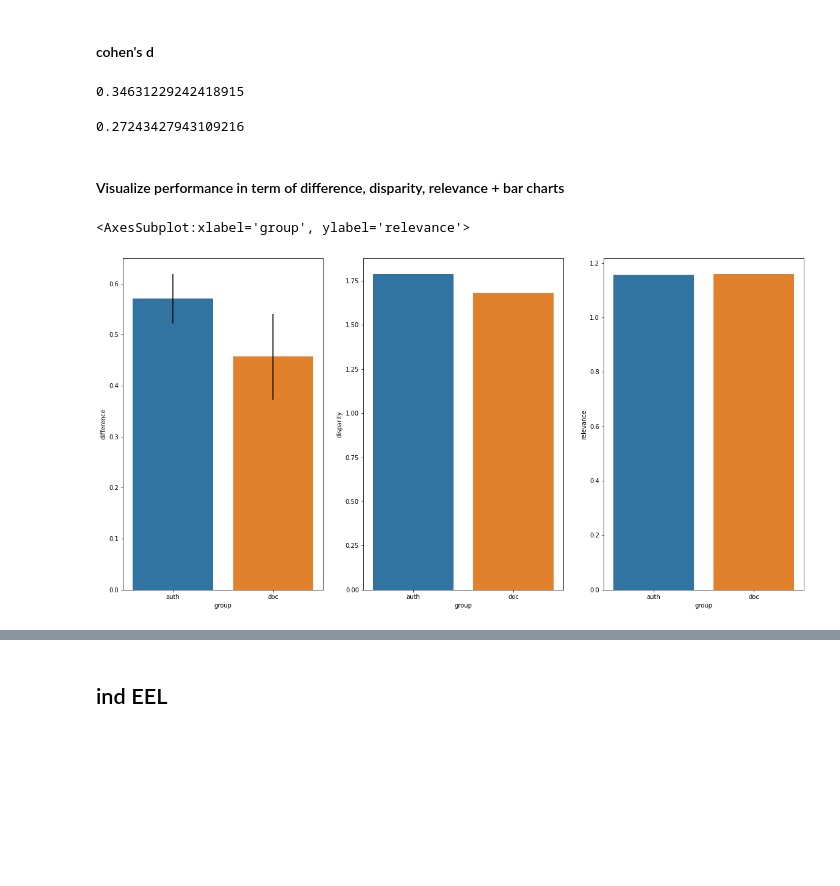
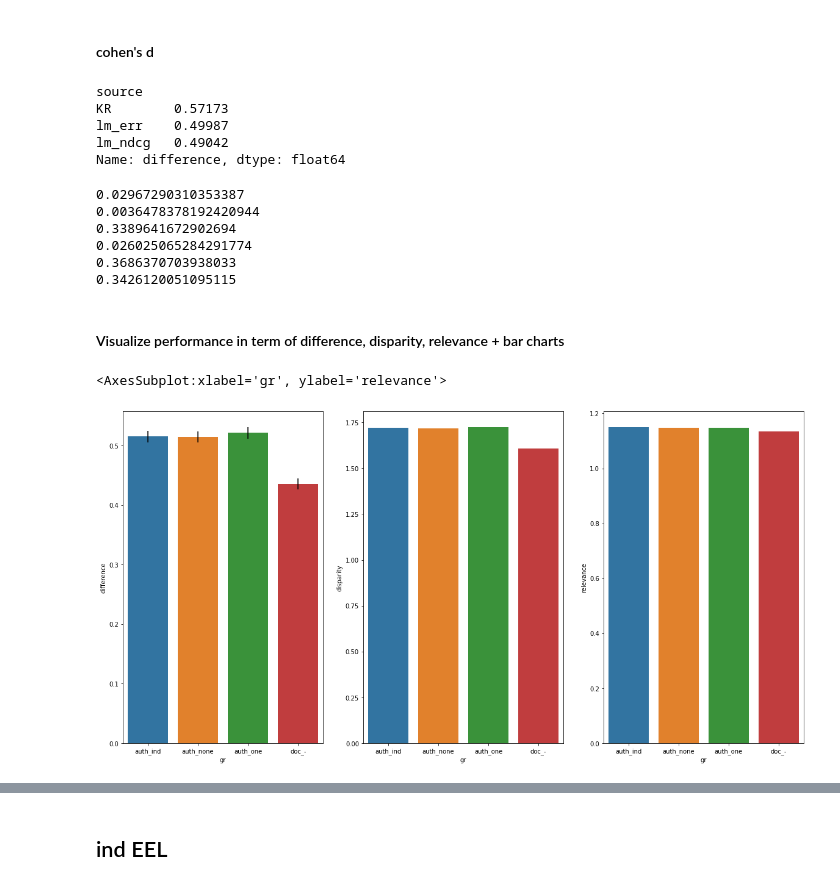
Before and after one commit to pilmus/thesis, a Jupyter notebook: app/notebooks/stats tests with qids.ipynb, the cells around one changed output, grey strips where cells are left out. Cells and saved outputs as stored; diff of their text form; code cells hidden in the pictures; blank space fills up the shorter version.

```diff
--- a/app/notebooks/stats tests with qids.ipynb
+++ b/app/notebooks/stats tests with qids.ipynb
@@ -23,3 +23,5 @@ pd.set_option('display.float_format', lambda x: '%.5f' % x)
 # %%
 experiments = pd.read_csv('../evaluation/resources/2020/all_experiments.csv')
 experiments = experiments.fillna('-')
+experiments.subgroup = experiments.subgroup.apply(lambda row: 'none' if row == 'ignore' else row)
+experiments['gr'] = experiments.apply(lambda df: '_'.join([df.group, df.subgroup]),axis = 1)
@@ -2493,13 +1571,12 @@ Now we see if re-ranking significantly improves the eel and eel ind.
 # %% [markdown]
 ### ANOVA without replication main factors
 # %%
-pipeline = experiments
+pipeline = experiments.copy()
 # pipeline = experiments[((experiments.ranker == 'ac') | (experiments.ranker == 'rfr') | (experiments.ranker == 'lambdamart'))]
-pipeline.source = pipeline.source.apply(lambda row: 'lm_err' if 'err' in row else 'lm_ndcg' if 'ndcg' in row else row)
+pipeline.source = pipeline.source.apply(lambda row: 'lm_err' if 'err' in row else 'lm_ndcg' if 'ndcg' in row else 'KR' if 'train' in row else row)
+pipeline['gr'] = pipeline.apply(lambda df: '_'.join([df.group, df.subgroup]),axis=1)
 pipeline = pipeline.reset_index(drop=True)
 
-for col in ['ranker','qid','source','group', 'subgroup', 'theta', 'hfunc', 'augmentation','val_metric','feature_method']:
-    print(col,'\t', Counter(pipeline[col]))
 
 pipeline
 # %% [output]
@@ -2940,5 +1934,5 @@ rfrdata
 # %%
-formula = 'difference ~ C(group) + C(source) + C(qid)'
+formula = 'difference ~ C(gr) + C(source) + C(qid)'
 lm = ols(formula, rfrdata).fit()
 lm.summary()
 anova_lm(lm)
@@ -3000,53 +1989,68 @@ group1   group2   meandiff p-adj   lower  upper  reject
 # %% [markdown]
 #### cohen's d
+# %%
+rfrdata.groupby('source')['difference'].mean()
+# %% [output]
+source
+KR        0.57173
+lm_err    0.49987
+lm_ndcg   0.49042
+Name: difference, dtype: float64
 # %%
 # val_metric
-means = rfrdata.groupby('group')['difference'].mean()
-m1 = means['auth']
-m2 = means['doc']
+means = rfrdata.groupby('gr')['difference'].mean()
+m1 = means['auth_none']
+m2 = means['auth_one']
+m3 = means['auth_ind']
+m4 = means['doc_-']
 
 ms_error = anova_lm(lm).mean_sq.loc['Residual']
 
 print(cohens_d(m1, m2, ms_error))
+print(cohens_d(m1, m3, ms_error))
+print(cohens_d(m1, m4, ms_error))
+print(cohens_d(m2, m3, ms_error))
+print(cohens_d(m2, m4, ms_error))
+print(cohens_d(m3, m4, ms_error))
 # %% [output]
-0.34631229242418915
+0.02967290310353387
+0.0036478378192420944
+0.3389641672902694
+0.026025065284291774
+0.3686370703938033
+0.3426120051095115
-# %%
-# val_metric
-means = rfrdata.groupby('source')['difference'].mean()
-m1 = means['lambdamart']
-m2 = means['KR']
-
-ms_error = anova_lm(lm).mean_sq.loc['Residual']
-
-print(cohens_d(m1, m2, ms_error))
-# %% [output]
-0.27243427943109216
 # %% [markdown]
 #### Visualize performance in term of difference, disparity, relevance + bar charts
 # %%
 ms_error = anova_lm(lm).mean_sq.loc['Residual']
-groups = rfrdata.groupby('group')
+groups = rfrdata.groupby('gr')
 means = groups['difference'].mean()
-m1 = means['auth']
-n1 = len(groups.get_group('auth'))
-m2 = means['doc']
-n2 = len(groups.get_group('doc'))
+m2 = means['auth_none']
+n2 = len(groups.get_group('auth_none'))
+m1 = means['auth_ind']
+n1 = len(groups.get_group('auth_ind'))
+m3 = means['auth_one']
+n3 = len(groups.get_group('auth_one'))
+m4 = means['doc_-']
+n4 = len(groups.get_group('doc_-'))
 
 c1 = ci(m1, n1, ms_error)
 c2 = ci(m2, n2, ms_error)
+c3 = ci(m3, n3, ms_error)
+c4 = ci(m4, n4, ms_error)
 
 
 
 fig, axs = plt.subplots(1,3,figsize=(20,10))
 # for ax in axs:
 #     ax.set_ylim(0, ymax)
 
-sns.barplot(x='group', y='difference',ci=None, yerr=[c1,c2], data=rfrdata,ax=axs[0])
-sns.barplot(x='group', y='disparity', ci=None, data=rfrdata, ax=axs[1])
-sns.barplot(x='group', y='relevance', ci=None, data=rfrdata, ax=axs[2])
+sns.barplot(x='gr', y='difference',ci=None, yerr=[c1,c2,c3,c4], data=rfrdata,ax=axs[0])
+sns.barplot(x='gr', y='disparity', ci=None, data=rfrdata, ax=axs[1])
+sns.barplot(x='gr', y='relevance', ci=None, data=rfrdata, ax=axs[2])
 # %% [output]
-<AxesSubplot:xlabel='group', ylabel='relevance'>
+<AxesSubplot:xlabel='gr', ylabel='relevance'>
-[figure, old version]
+[figure, new version]
 # %%
 ms_error = anova_lm(lm).mean_sq.loc['Residual']
 groups = rfrdata.groupby('source')
```
Also changed, not shown: parts of 249 cells of this notebook, 6 other files.
